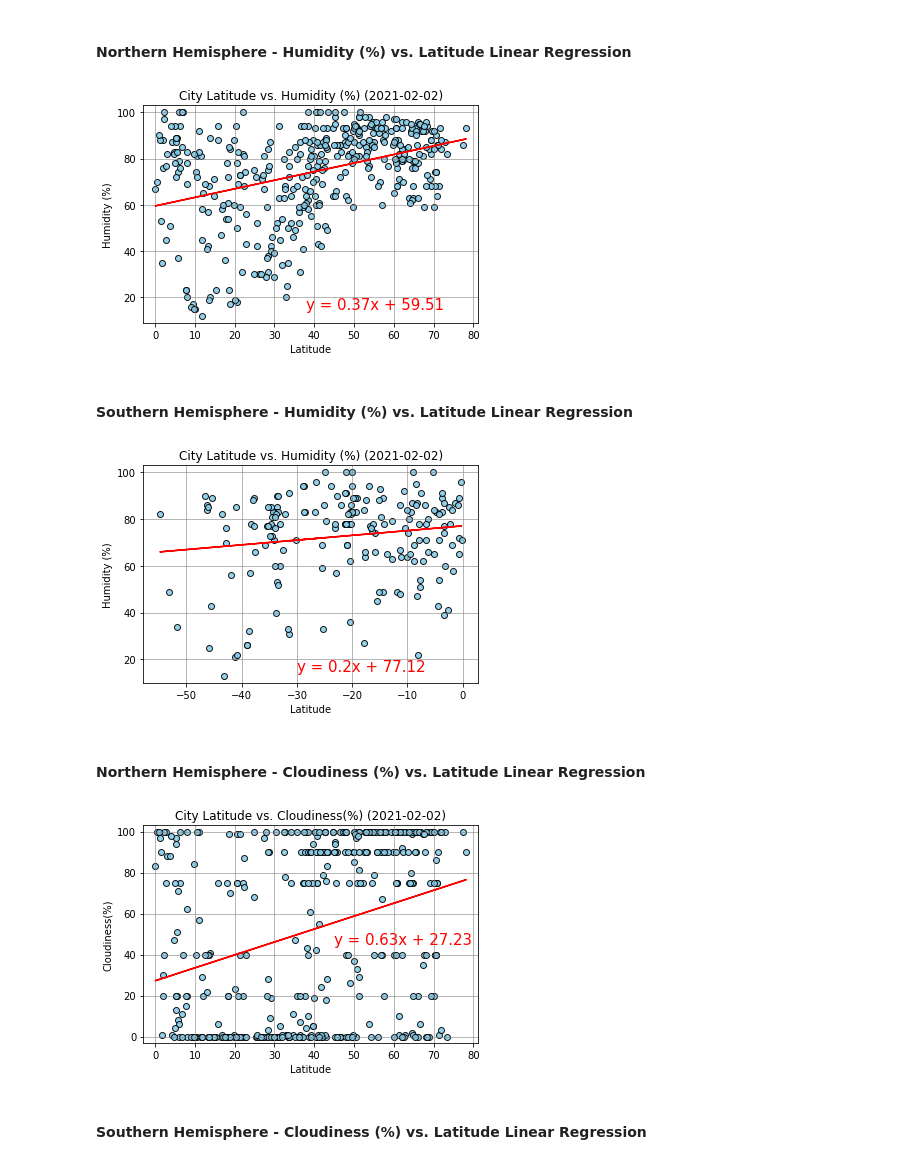
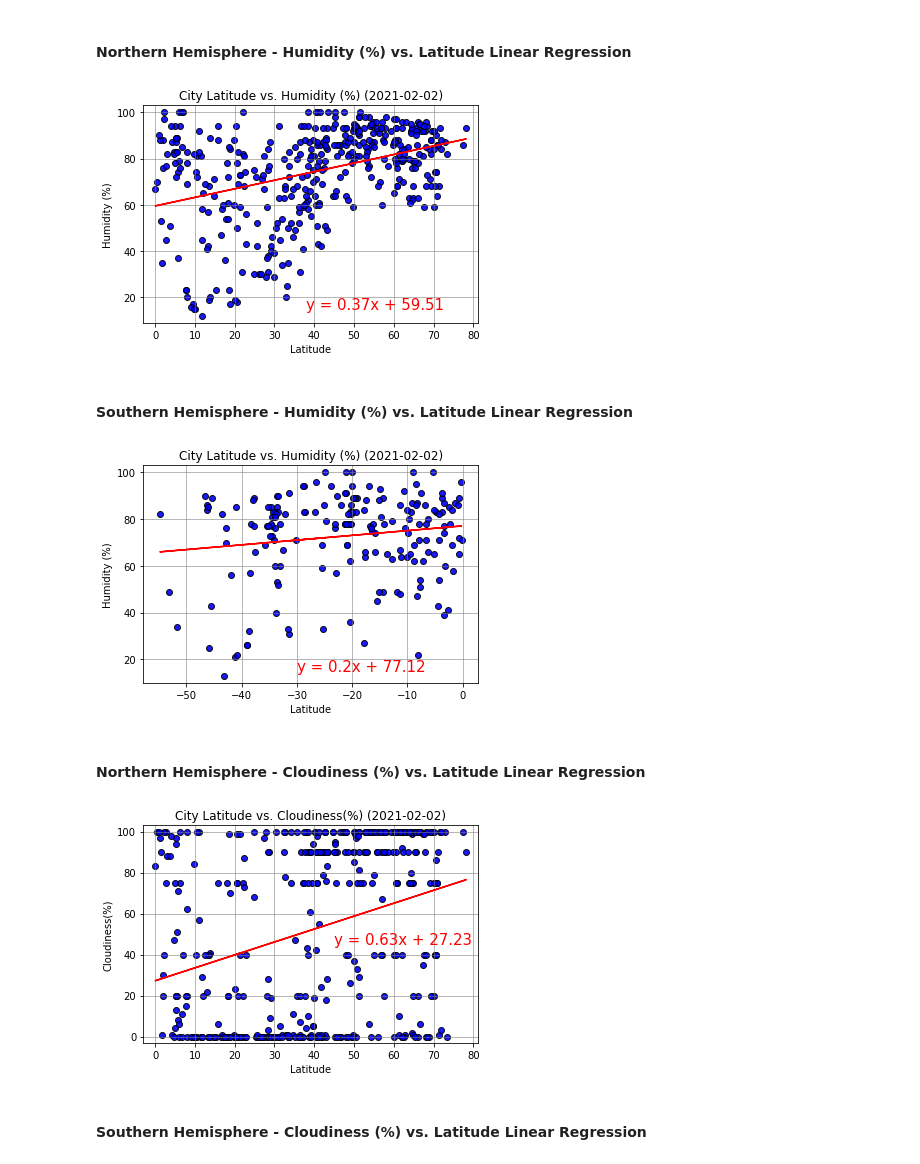
Before and after one commit to CameronFarquhar/Python_API, a Jupyter notebook: WeatherPy/WeatherPy.ipynb, the cells around one changed output. Drawn from its saved outputs; the diff is of its cells as text; code cells hidden in the pictures.

```diff
--- a/WeatherPy/WeatherPy.ipynb
+++ b/WeatherPy/WeatherPy.ipynb
@@ -221,7 +225,7 @@ plt.grid(b=True, which='major', color='grey', linestyle='-', alpha=0.70)
 # %% [markdown]
 ## Linear Regression
 # %%
-north_hem_df = df.loc[df["Lat"] >0]
+north_hem_df = df.loc[df["Lat"] >=0]
 south_hem_df = df.loc[df["Lat"] <0]
 # %% [markdown]
 ####  Northern Hemisphere - Max Temp vs. Latitude Linear Regression
@@ -290,30 +298,32 @@ plt.grid(b=True, which='major', color='grey', linestyle='-', alpha=0.70)
 # %%
 x_values = north_hem_df["Lat"]
 y_values = north_hem_df["Humidity"]
 
 (slope, intercept, rvalue, pvalue, stderr) = linregress(x_values, y_values)
 regress_values = x_values * slope + intercept
 
 line_eq = "y = " + str(round(slope,2)) + "x + " + str(round(intercept,2))
 
-plt.scatter(x_values, y_values, marker="o", facecolors="skyblue", edgecolors="black", alpha=0.90)
+plt.scatter(x_values, y_values, marker="o", facecolors="blue", edgecolors="black", alpha=0.90)
 
 plt.plot(x_values,regress_values,"r-")
 
 plt.annotate(line_eq,(38,15), fontsize=15,color="red")
 
 plt.xlim(x_values.min()-3, x_values.max()+3)
 plt.ylim(y_values.min()-3, y_values.max()+3)
 
 plt.title(f"City Latitude vs. Humidity (%) ({curr_date})")
 plt.xlabel("Latitude")
 plt.ylabel("Humidity (%)")
 
 plt.grid(b=True, which='major', color='grey', linestyle='-', alpha=0.70)
 
+plt.savefig('output_data/lat_v_hum_N.png')
+
 # print(f'the r value is: {rvalue}')
 # %% [output]
-[figure, old version]
+[figure, new version]
 # %% [markdown]
 ####  Southern Hemisphere - Humidity (%) vs. Latitude Linear Regression
 # %%
@@ -325,7 +335,7 @@ regress_values = x_values * slope + intercept
 
 line_eq = "y = " + str(round(slope,2)) + "x + " + str(round(intercept,2))
 
-plt.scatter(x_values, y_values, marker="o", facecolors="skyblue", edgecolors="black", alpha=0.90)
+plt.scatter(x_values, y_values, marker="o", facecolors="blue", edgecolors="black", alpha=0.90)
 
 plt.plot(x_values,regress_values,"r-")
 
@@ -340,9 +350,11 @@ plt.ylabel("Humidity (%)")
 
 plt.grid(b=True, which='major', color='grey', linestyle='-', alpha=0.70)
 
+plt.savefig('output_data/lat_v_hum_S.png')
+
 # print(f'the r value is: {rvalue}')
 # %% [output]
-[figure, old version]
+[figure, new version]
 # %% [markdown]
 ####  Northern Hemisphere - Cloudiness (%) vs. Latitude Linear Regression
 # %%
@@ -354,7 +366,7 @@ regress_values = x_values * slope + intercept
 
 line_eq = "y = " + str(round(slope,2)) + "x + " + str(round(intercept,2))
 
-plt.scatter(x_values, y_values, marker="o", facecolors="skyblue", edgecolors="black", alpha=0.90)
+plt.scatter(x_values, y_values, marker="o", facecolors="blue", edgecolors="black", alpha=0.90)
 
 plt.plot(x_values,regress_values,"r-")
 
@@ -369,9 +381,11 @@ plt.ylabel("Cloudiness(%)")
 
 plt.grid(b=True, which='major', color='grey', linestyle='-', alpha=0.70)
 
+plt.savefig('output_data/lat_v_cloud_N.png')
+
 # print(f'the r value is: {rvalue}')
 # %% [output]
-[figure, old version]
+[figure, new version]
 # %% [markdown]
 ####  Southern Hemisphere - Cloudiness (%) vs. Latitude Linear Regression
 # %%
```
Also changed, not shown: parts of 9 cells of this notebook, 12 other files.
